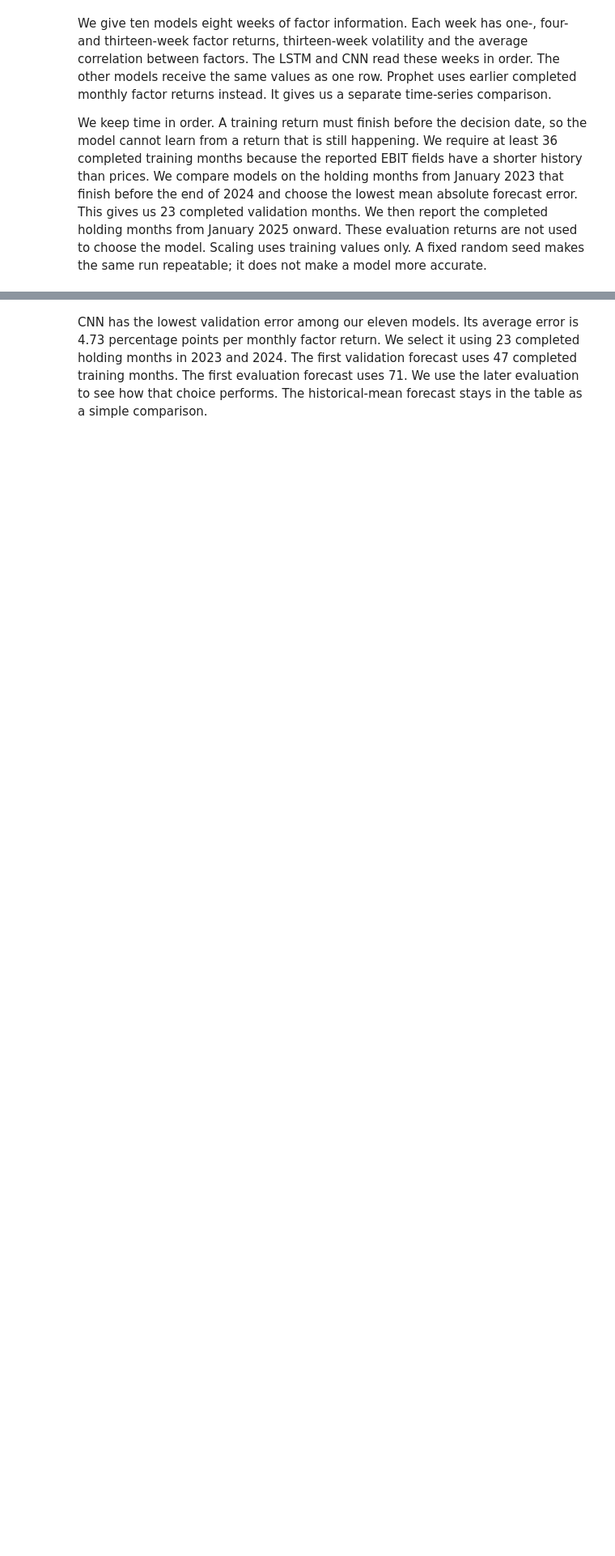
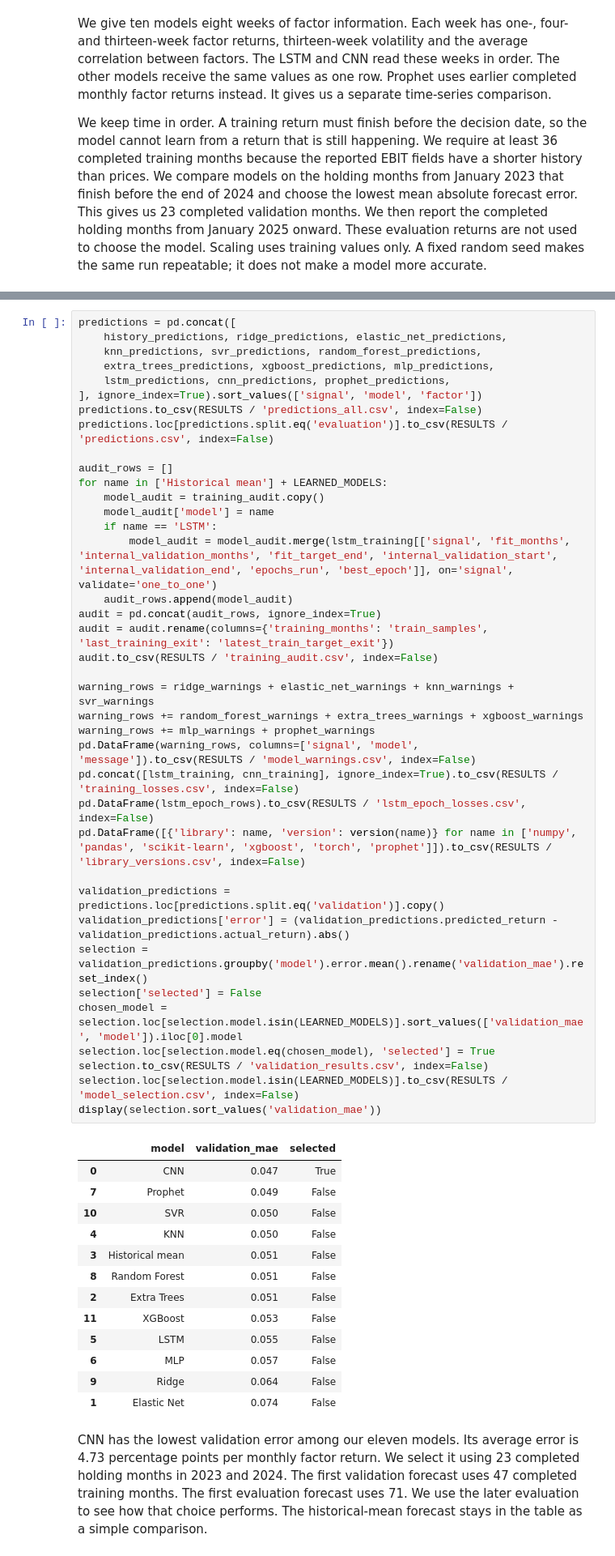
Before and after one commit to arianazmoudeh/CapstoneApplication, a Jupyter notebook: experiments/China_A_Share_Factor_Timing_100.ipynb, the cells around one changed output, grey strips where cells are left out. Shown at 81% size. Cells and saved outputs as stored; diff of their text form; blank space fills up the shorter version.

Commit message:
Separate model training cells

```diff
--- a/experiments/China_A_Share_Factor_Timing_100.ipynb
+++ b/experiments/China_A_Share_Factor_Timing_100.ipynb
@@ -567,3 +1110,55 @@ display(selection.sort_values('validation_mae'))
+# %%
+predictions = pd.concat([
+    history_predictions, ridge_predictions, elastic_net_predictions,
+    knn_predictions, svr_predictions, random_forest_predictions,
+    extra_trees_predictions, xgboost_predictions, mlp_predictions,
+    lstm_predictions, cnn_predictions, prophet_predictions,
+], ignore_index=True).sort_values(['signal', 'model', 'factor'])
+predictions.to_csv(RESULTS / 'predictions_all.csv', index=False)
+predictions.loc[predictions.split.eq('evaluation')].to_csv(RESULTS / 'predictions.csv', index=False)
+
+audit_rows = []
+for name in ['Historical mean'] + LEARNED_MODELS:
+    model_audit = training_audit.copy()
+    model_audit['model'] = name
+    if name == 'LSTM':
+        model_audit = model_audit.merge(lstm_training[['signal', 'fit_months', 'internal_validation_months', 'fit_target_end', 'internal_validation_start', 'internal_validation_end', 'epochs_run', 'best_epoch']], on='signal', validate='one_to_one')
+    audit_rows.append(model_audit)
+audit = pd.concat(audit_rows, ignore_index=True)
+audit = audit.rename(columns={'training_months': 'train_samples', 'last_training_exit': 'latest_train_target_exit'})
+audit.to_csv(RESULTS / 'training_audit.csv', index=False)
+
+warning_rows = ridge_warnings + elastic_net_warnings + knn_warnings + svr_warnings
+warning_rows += random_forest_warnings + extra_trees_warnings + xgboost_warnings
+warning_rows += mlp_warnings + prophet_warnings
+pd.DataFrame(warning_rows, columns=['signal', 'model', 'message']).to_csv(RESULTS / 'model_warnings.csv', index=False)
+pd.concat([lstm_training, cnn_training], ignore_index=True).to_csv(RESULTS / 'training_losses.csv', index=False)
+pd.DataFrame(lstm_epoch_rows).to_csv(RESULTS / 'lstm_epoch_losses.csv', index=False)
+pd.DataFrame([{'library': name, 'version': version(name)} for name in ['numpy', 'pandas', 'scikit-learn', 'xgboost', 'torch', 'prophet']]).to_csv(RESULTS / 'library_versions.csv', index=False)
+
+validation_predictions = predictions.loc[predictions.split.eq('validation')].copy()
+validation_predictions['error'] = (validation_predictions.predicted_return - validation_predictions.actual_return).abs()
+selection = validation_predictions.groupby('model').error.mean().rename('validation_mae').reset_index()
+selection['selected'] = False
+chosen_model = selection.loc[selection.model.isin(LEARNED_MODELS)].sort_values(['validation_mae', 'model']).iloc[0].model
+selection.loc[selection.model.eq(chosen_model), 'selected'] = True
+selection.to_csv(RESULTS / 'validation_results.csv', index=False)
+selection.loc[selection.model.isin(LEARNED_MODELS)].to_csv(RESULTS / 'model_selection.csv', index=False)
+display(selection.sort_values('validation_mae'))
+# %% [output]
+|  | model | validation_mae | selected |
+| 0 | CNN | 0.047 | True |
+| 7 | Prophet | 0.049 | False |
+| 10 | SVR | 0.050 | False |
+| 4 | KNN | 0.050 | False |
+| 3 | Historical mean | 0.051 | False |
+| 8 | Random Forest | 0.051 | False |
+| 2 | Extra Trees | 0.051 | False |
+| 11 | XGBoost | 0.053 | False |
+| 5 | LSTM | 0.055 | False |
+| 6 | MLP | 0.057 | False |
+| 9 | Ridge | 0.064 | False |
+| 1 | Elastic Net | 0.074 | False |
 # %% [markdown]
 CNN has the lowest validation error among our eleven models. Its average error is 4.73 percentage points per monthly factor return. We select it using 23 completed holding months in 2023 and 2024. The first validation forecast uses 47 completed training months. The first evaluation forecast uses 71. We use the later evaluation to see how that choice performs. The historical-mean forecast stays in the table as a simple comparison.
 # %%
```
Also changed, not shown: parts of 41 cells of this notebook, 27 other files.
